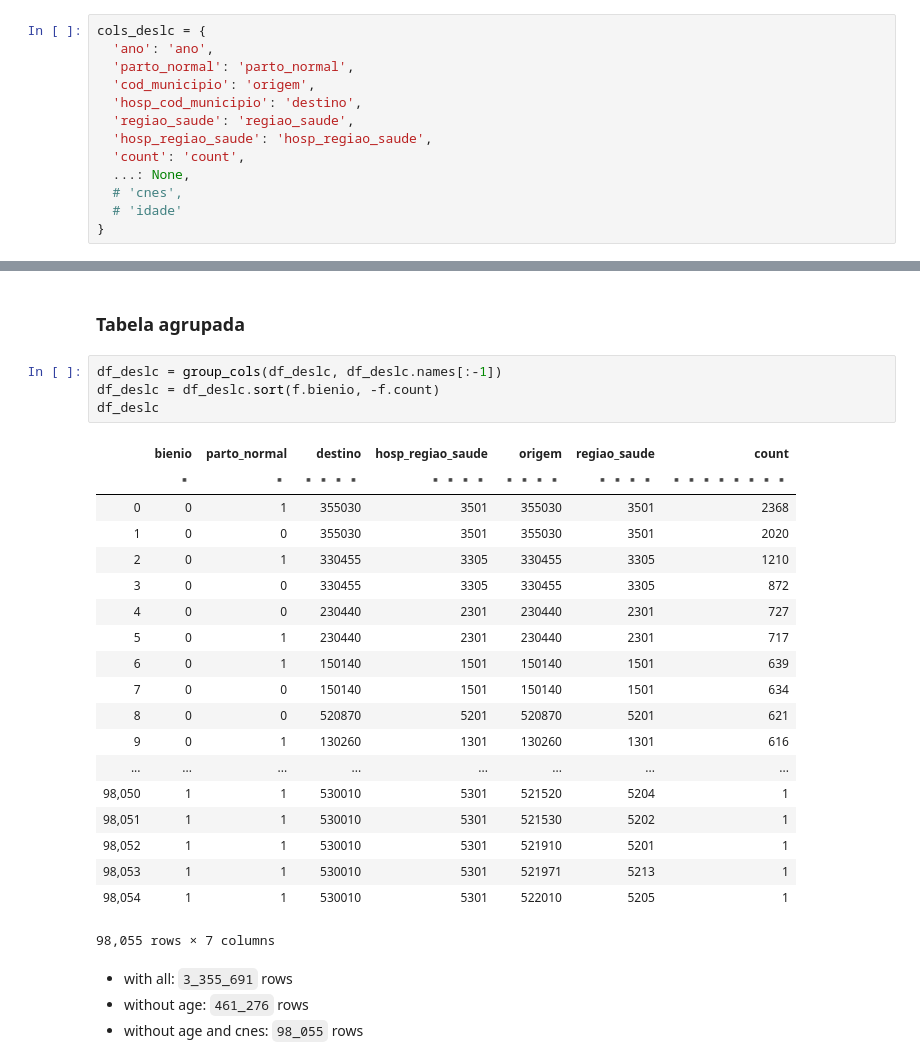
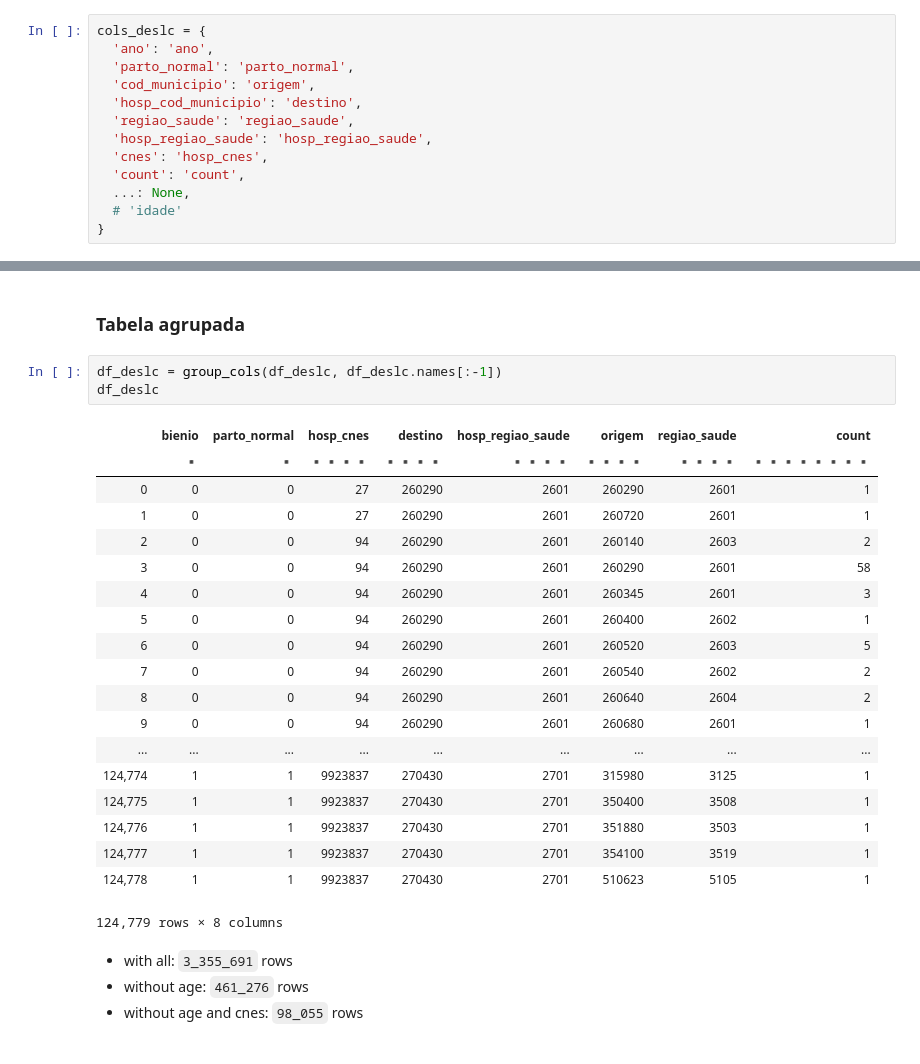
Before and after one commit to lucaslopes/gestantes, a Jupyter notebook: sections/table_deslc.ipynb, the cells around one changed output, grey strips where cells are left out. Cells and saved outputs as stored; diff of their text form.

```diff
--- a/sections/table_deslc.ipynb
+++ b/sections/table_deslc.ipynb
@@ -23,9 +23,9 @@ cols_deslc = {
   'hosp_cod_municipio': 'destino',
   'regiao_saude': 'regiao_saude',
   'hosp_regiao_saude': 'hosp_regiao_saude',
+  'cnes': 'hosp_cnes',
   'count': 'count',
   ...: None,
-  # 'cnes',
   # 'idade'
 }
 # %% [markdown]
@@ -105,28 +105,27 @@ df_deslc
 ### Tabela agrupada
 # %%
 df_deslc = group_cols(df_deslc, df_deslc.names[:-1])
-df_deslc = df_deslc.sort(f.bienio, -f.count)
 df_deslc
 # %% [output]
-|  | bienio | parto_normal | destino | hosp_regiao_saude | origem | regiao_saude | count |
-|  | ▪ | ▪ | ▪▪▪▪ | ▪▪▪▪ | ▪▪▪▪ | ▪▪▪▪ | ▪▪▪▪▪▪▪▪ |
-| 0 | 0 | 1 | 355030 | 3501 | 355030 | 3501 | 2368 |
-| 1 | 0 | 0 | 355030 | 3501 | 355030 | 3501 | 2020 |
-| 2 | 0 | 1 | 330455 | 3305 | 330455 | 3305 | 1210 |
-| 3 | 0 | 0 | 330455 | 3305 | 330455 | 3305 | 872 |
-| 4 | 0 | 0 | 230440 | 2301 | 230440 | 2301 | 727 |
-| 5 | 0 | 1 | 230440 | 2301 | 230440 | 2301 | 717 |
-| 6 | 0 | 1 | 150140 | 1501 | 150140 | 1501 | 639 |
-| 7 | 0 | 0 | 150140 | 1501 | 150140 | 1501 | 634 |
-| 8 | 0 | 0 | 520870 | 5201 | 520870 | 5201 | 621 |
-| 9 | 0 | 1 | 130260 | 1301 | 130260 | 1301 | 616 |
-| ... | ... | ... | ... | ... | ... | ... | ... |
-| 98,050 | 1 | 1 | 530010 | 5301 | 521520 | 5204 | 1 |
-| 98,051 | 1 | 1 | 530010 | 5301 | 521530 | 5202 | 1 |
-| 98,052 | 1 | 1 | 530010 | 5301 | 521910 | 5201 | 1 |
-| 98,053 | 1 | 1 | 530010 | 5301 | 521971 | 5213 | 1 |
-| 98,054 | 1 | 1 | 530010 | 5301 | 522010 | 5205 | 1 |
+|  | bienio | parto_normal | hosp_cnes | destino | hosp_regiao_saude | origem | regiao_saude | count |
+|  | ▪ | ▪ | ▪▪▪▪ | ▪▪▪▪ | ▪▪▪▪ | ▪▪▪▪ | ▪▪▪▪ | ▪▪▪▪▪▪▪▪ |
+| 0 | 0 | 0 | 27 | 260290 | 2601 | 260290 | 2601 | 1 |
+| 1 | 0 | 0 | 27 | 260290 | 2601 | 260720 | 2601 | 1 |
+| 2 | 0 | 0 | 94 | 260290 | 2601 | 260140 | 2603 | 2 |
+| 3 | 0 | 0 | 94 | 260290 | 2601 | 260290 | 2601 | 58 |
+| 4 | 0 | 0 | 94 | 260290 | 2601 | 260345 | 2601 | 3 |
+| 5 | 0 | 0 | 94 | 260290 | 2601 | 260400 | 2602 | 1 |
+| 6 | 0 | 0 | 94 | 260290 | 2601 | 260520 | 2603 | 5 |
+| 7 | 0 | 0 | 94 | 260290 | 2601 | 260540 | 2602 | 2 |
+| 8 | 0 | 0 | 94 | 260290 | 2601 | 260640 | 2604 | 2 |
+| 9 | 0 | 0 | 94 | 260290 | 2601 | 260680 | 2601 | 1 |
+| ... | ... | ... | ... | ... | ... | ... | ... | ... |
+| 124,774 | 1 | 1 | 9923837 | 270430 | 2701 | 315980 | 3125 | 1 |
+| 124,775 | 1 | 1 | 9923837 | 270430 | 2701 | 350400 | 3508 | 1 |
+| 124,776 | 1 | 1 | 9923837 | 270430 | 2701 | 351880 | 3503 | 1 |
+| 124,777 | 1 | 1 | 9923837 | 270430 | 2701 | 354100 | 3519 | 1 |
+| 124,778 | 1 | 1 | 9923837 | 270430 | 2701 | 510623 | 5105 | 1 |
-98,055 rows × 7 columns
+124,779 rows × 8 columns
 # %% [markdown]
 - with all: `3_355_691` rows
 - without age: `461_276` rows
```
Also changed, not shown: parts of 18 cells of this notebook.
